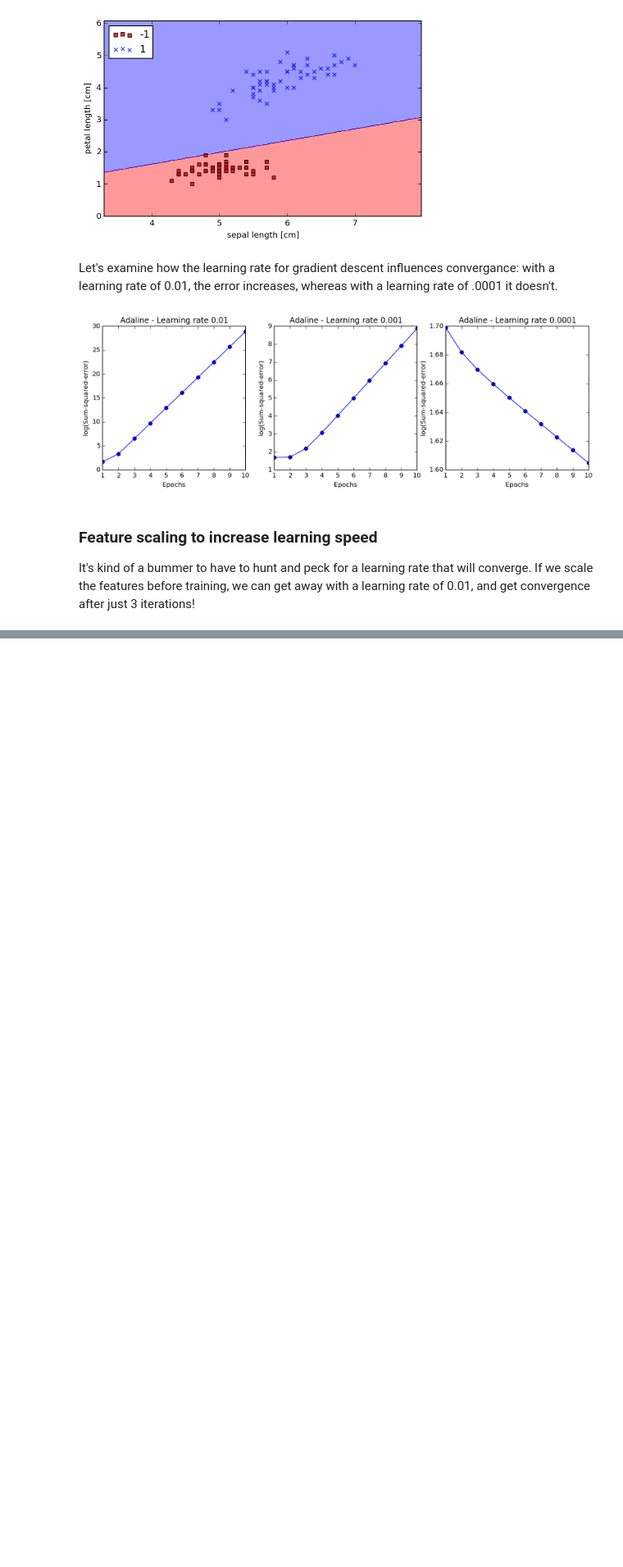
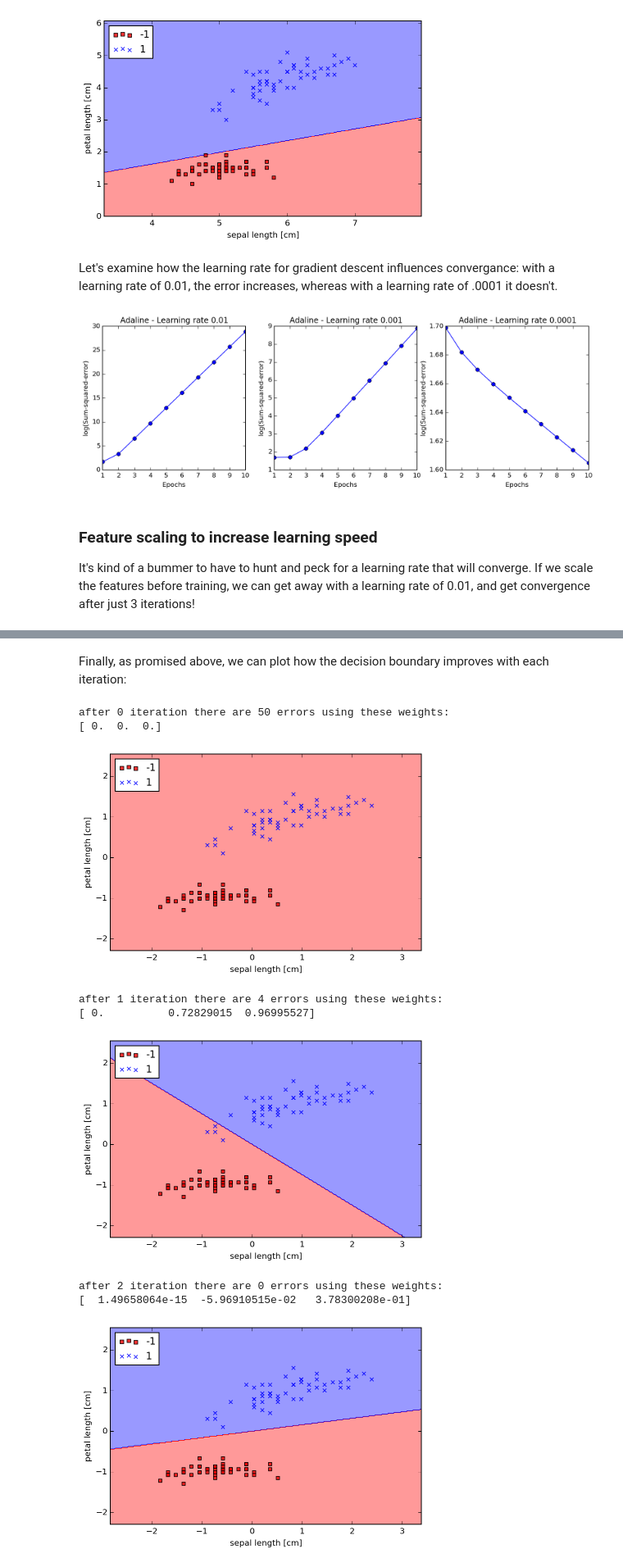
Before and after one commit to krosaen/ml-study, a Jupyter notebook: python-ml-book/ch02/ch02.ipynb, the cells around one changed output, grey strips where cells are left out. Shown at 82% size. Drawn from its saved outputs; the diff is of its cells as text; code cells hidden in the pictures; blank space fills up the shorter version.

```diff
--- a/python-ml-book/ch02/ch02.ipynb
+++ b/python-ml-book/ch02/ch02.ipynb
@@ -319,0 +322,16 @@ plt.show()
+# %% [markdown]
+Finally, as promised above, we can plot how the decision boundary improves with each iteration:
+# %%
+for i, (weights, num_errors) in enumerate(zip(weights_log, num_errors_log)):
+    print("after %d iteration there are %d errors using these weights:\n%s" % (i, num_errors, weights))
+    plot_decision_regions(plt, sepal_petal_rows_std, y, adeline, weights)
+# %% [output]
+after 0 iteration there are 50 errors using these weights:
+[ 0.  0.  0.]
+[figure, added]
+after 1 iteration there are 4 errors using these weights:
+[ 0.          0.72829015  0.96995527]
+[figure, added]
+after 2 iteration there are 0 errors using these weights:
+[  1.49658064e-15  -5.96910515e-02   3.78300208e-01]
+[figure, added]
```
Also changed, not shown: parts of 6 cells of this notebook, 1 other file.
